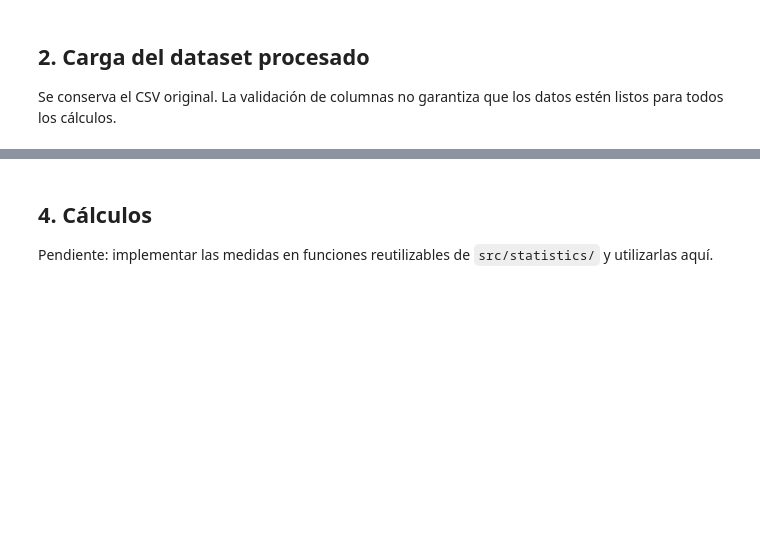
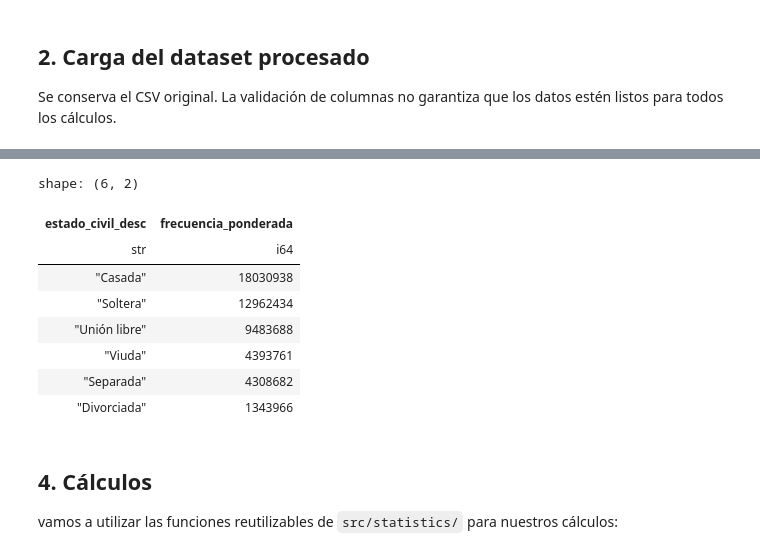
Before and after one commit to Drieveal14/Practica-04-Medidas-de-Concentracion-Heterogenidad-Gini-y-Entropia, a Jupyter notebook: notebooks/Comparacion_gini_y_entropia.ipynb, the cells around one changed output, grey strips where cells are left out. Drawn from its saved outputs; the diff is of its cells as text; code cells hidden in the pictures; blank space fills up the shorter version.

```diff
--- a/notebooks/Comparacion_gini_y_entropia.ipynb
+++ b/notebooks/Comparacion_gini_y_entropia.ipynb
@@ -71,4 +84,30 @@ Consulta las correspondencias y las decisiones heredadas en `ajuste_columnas_pra
+# %%
+frecuencias_estado_civil = (
+    df
+    .group_by("estado_civil_desc")
+    .agg(
+        pl.col("factor_expansion")
+        .sum()
+        .alias("frecuencia_ponderada")
+    )
+    .sort(
+        "frecuencia_ponderada",
+        descending=True
+    )
+)
+
+frecuencias_estado_civil
+# %% [output]
+shape: (6, 2)
+| estado_civil_desc | frecuencia_ponderada |
+| str | i64 |
+| "Casada" | 18030938 |
+| "Soltera" | 12962434 |
+| "Unión libre" | 9483688 |
+| "Viuda" | 4393761 |
+| "Separada" | 4308682 |
+| "Divorciada" | 1343966 |
 # %% [markdown]
 ## 4. Cálculos
 
-Pendiente: implementar las medidas en funciones reutilizables de `src/statistics/` y utilizarlas aquí.
+vamos a utilizar las funciones reutilizables de `src/statistics/` para nuestros cálculos:
```
Also changed, not shown: parts of 8 cells of this notebook.
